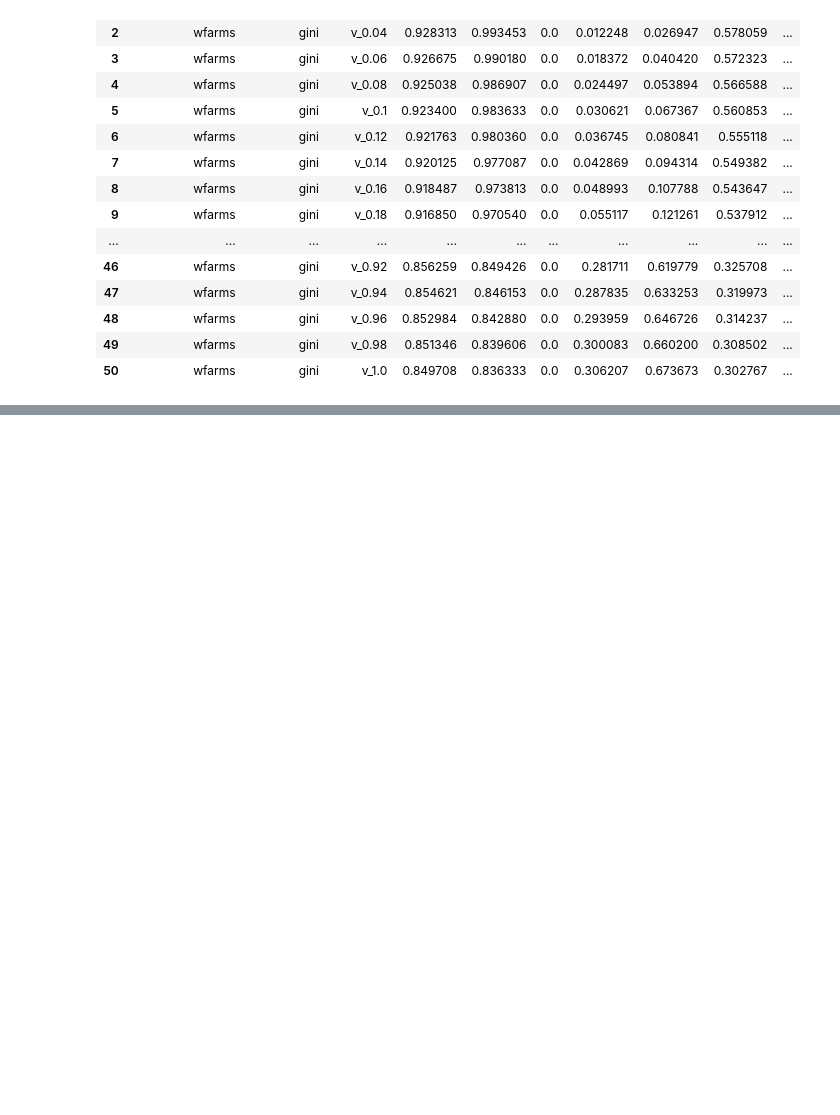
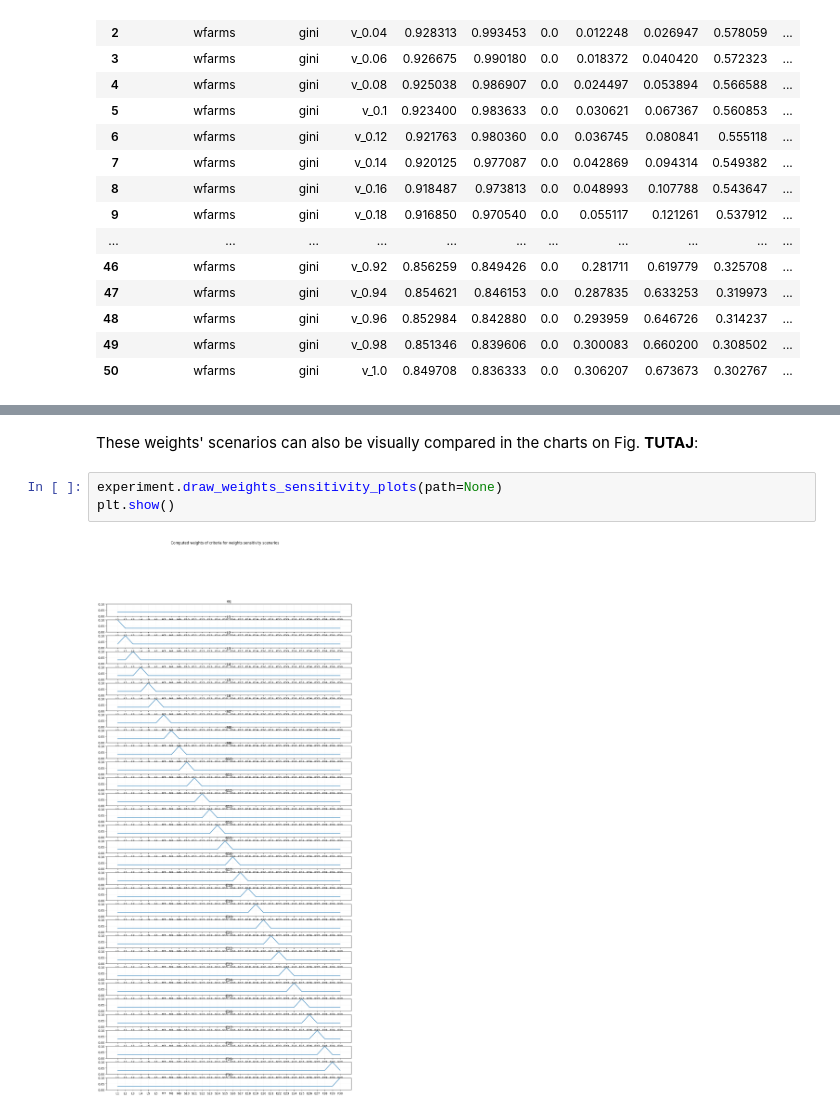
Before and after one commit to arturkarczmarczyk/vikorvanalysis, a Jupyter notebook: article.ipynb, the cells around one changed output, grey strips where cells are left out. Saved outputs shown, nothing was run; the diff lists cells and outputs as text; blank space fills up the shorter version.

```diff
--- a/article.ipynb
+++ b/article.ipynb
@@ -236,0 +288,7 @@ tempdf
+# %% [markdown]
+These weights' scenarios can also be visually compared in the charts on Fig. **TUTAJ**:
+# %%
+experiment.draw_weights_sensitivity_plots(path=None)
+plt.show()
+# %% [output]
+[figure, added]
```
Also changed, not shown: parts of 25 cells of this notebook, 1 other file.
